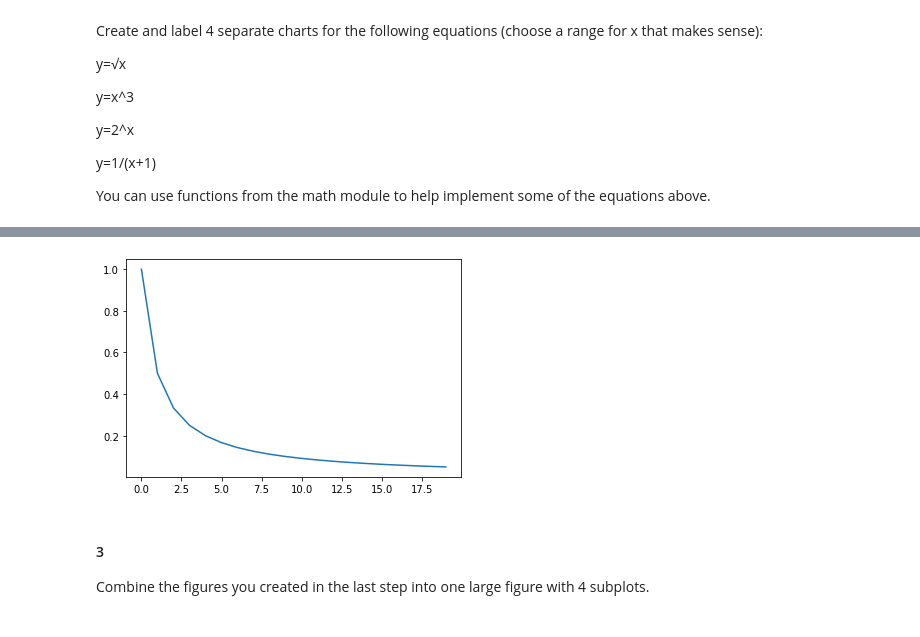
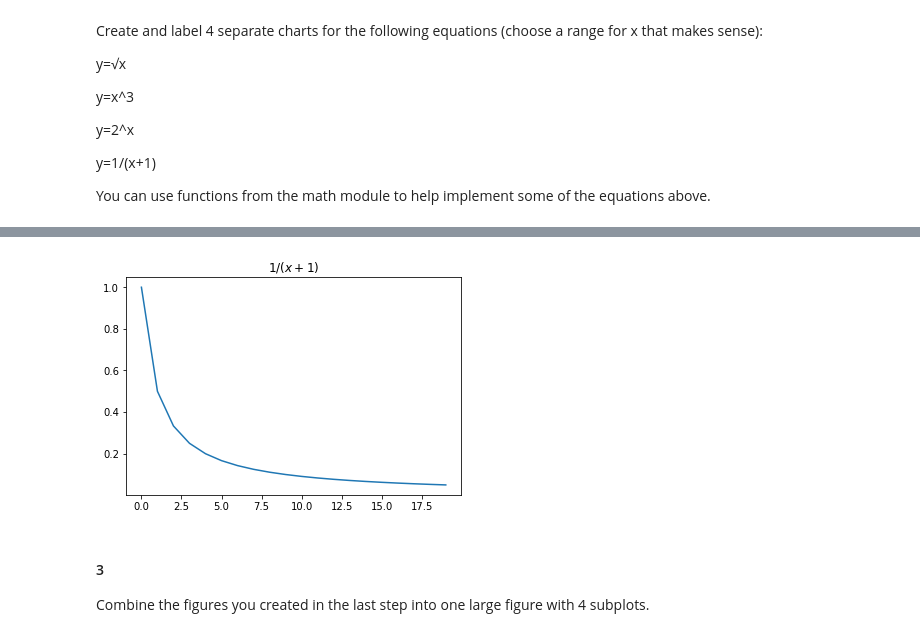
Before and after one commit to stephenfitzsimon/numpy-pandas-visualization-exercises, a Jupyter notebook: matplotlib_exercises.ipynb, the cells around one changed output, grey strips where cells are left out. Cells and saved outputs as stored; diff of their text form; code cells hidden in the pictures.

```diff
--- a/matplotlib_exercises.ipynb
+++ b/matplotlib_exercises.ipynb
@@ -62,11 +65,12 @@ plt.show()
 # %%
 #avoid the asymptope at -1 and range does not take a float
-x = list(range(0,20))
+x = range(0,20)
 y = [1/(x+1) for x in x]
+plt.title('$1/(x+1)$')
 plt.plot(x,y)
 plt.show()
 # %% [output]
-[figure, old version]
+[figure, new version]
 # %% [markdown]
 #### 3
 Combine the figures you created in the last step into one large figure with 4 subplots.
```
Also changed, not shown: parts of 7 cells of this notebook, 3 other files.
